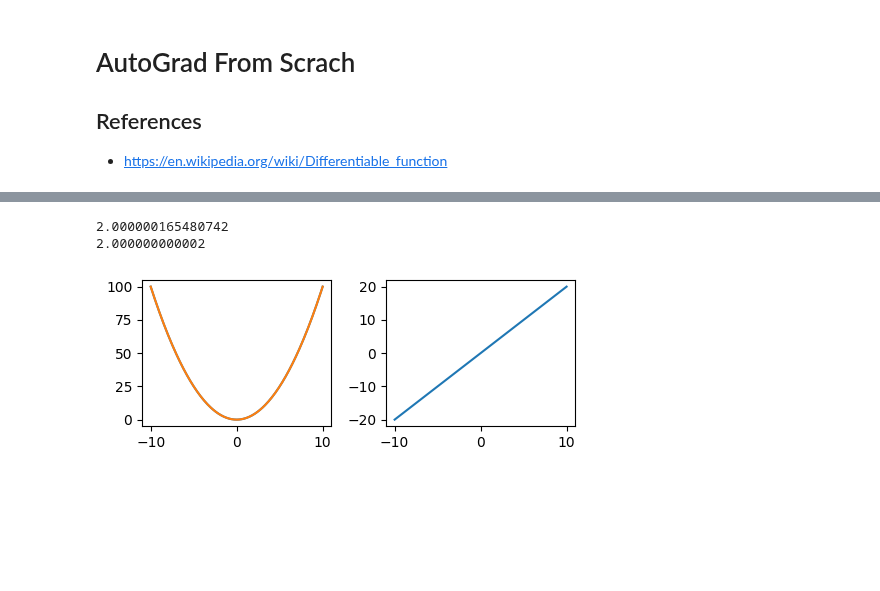
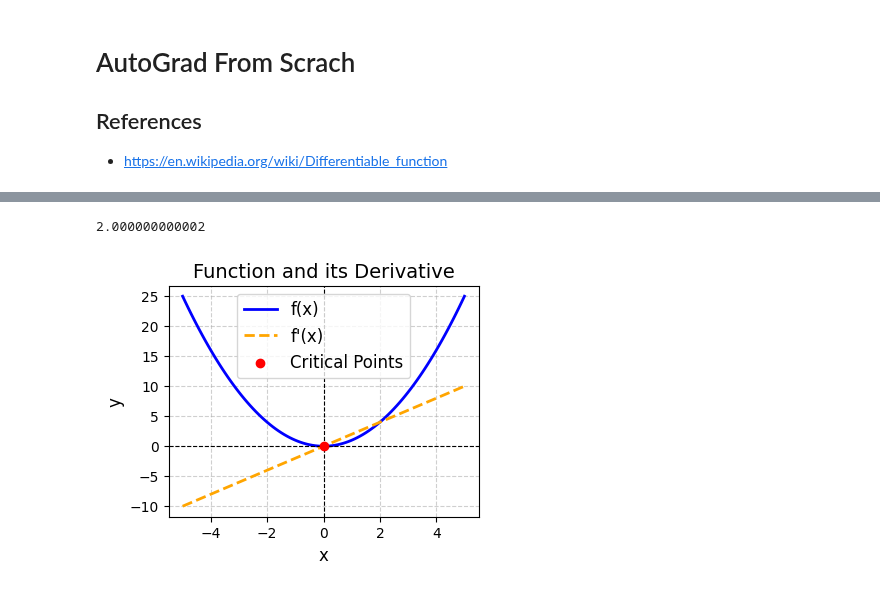
Before and after one commit to NishantBaheti/DeepLearningGuideBook, a Jupyter notebook: notebooks/autograd.ipynb, the cells around one changed output, grey strips where cells are left out. Drawn from its saved outputs; the diff is of its cells as text; code cells hidden in the pictures; blank space fills up the shorter version.

```diff
--- a/notebooks/autograd.ipynb
+++ b/notebooks/autograd.ipynb
@@ -37,13 +79,7 @@ def derivative(func, x):
 # %%
 x = 1
-h = 1e-10
-f_x = differentiable(x)
-f_xh = differentiable(x + h)
+h = 1e-5
 
-df_x = (f_xh - f_x) / h
-print(df_x)
-
-print(derivative(differentiable, x))
+print(derivative(diff_func_1, x))
 # %% [output]
-2.000000165480742
 2.000000000002
@@ -66,5 +86,36 @@ def plot_differentiation(func):
+# %%
+def plot_differentiation(func):
+    delta = 0.1  # Smaller step size for smooth curves
+    lim = 5
+    x = np.arange(-lim, lim + delta, delta)
+    f_x = func(x)
+    df_x = derivative(func, x)
+
+    fig, ax = plt.subplots(1, 1, figsize=(4, 3))
+
+    # Plot function and derivative
+    ax.plot(x, f_x, label='f(x)', color='blue', linewidth=2)
+    ax.plot(x, df_x, label="f'(x)", color='orange', linestyle='--', linewidth=2)
+
+    # Highlight axes
+    ax.axhline(0, color='black', linewidth=0.8, linestyle='--')
+    ax.axvline(0, color='black', linewidth=0.8, linestyle='--')
+
+    # Titles and labels
+    ax.set_title("Function and its Derivative", fontsize=14)
+    ax.set_xlabel("x", fontsize=12)
+    ax.set_ylabel("y", fontsize=12)
+
+    critical_points = x[np.abs(df_x) < 1e-3]  # Approximate zeros of the derivative
+    ax.scatter(critical_points, func(critical_points), color='red', label='Critical Points', zorder=5)
+
+    # Grid and legend
+    ax.grid(True, linestyle='--', alpha=0.6)
+    ax.legend(fontsize=12)
+
+    fig.show();
 # %%
-plot_differentiation(differentiable)
+plot_differentiation(diff_func_1)
 # %% [output]
-[figure, old version]
+[figure, new version]
 # %%
```
Also changed, not shown: parts of 5 cells of this notebook.
